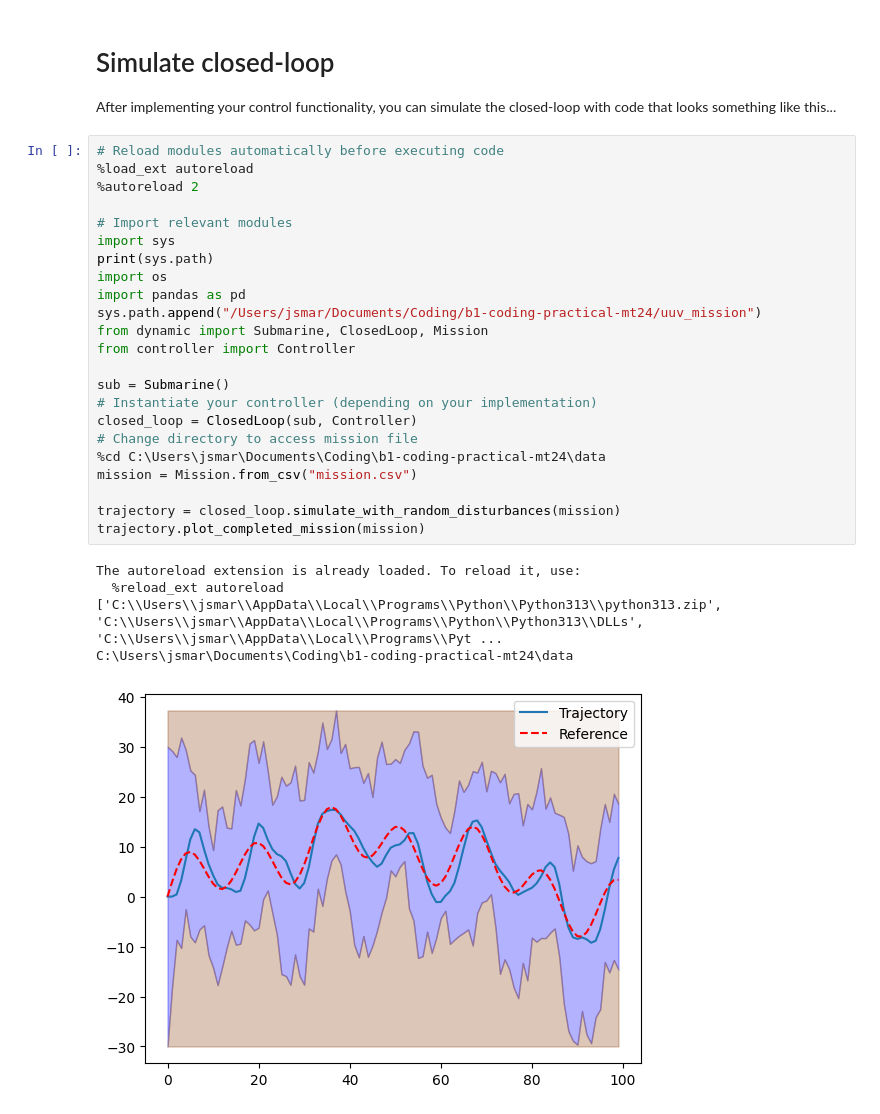
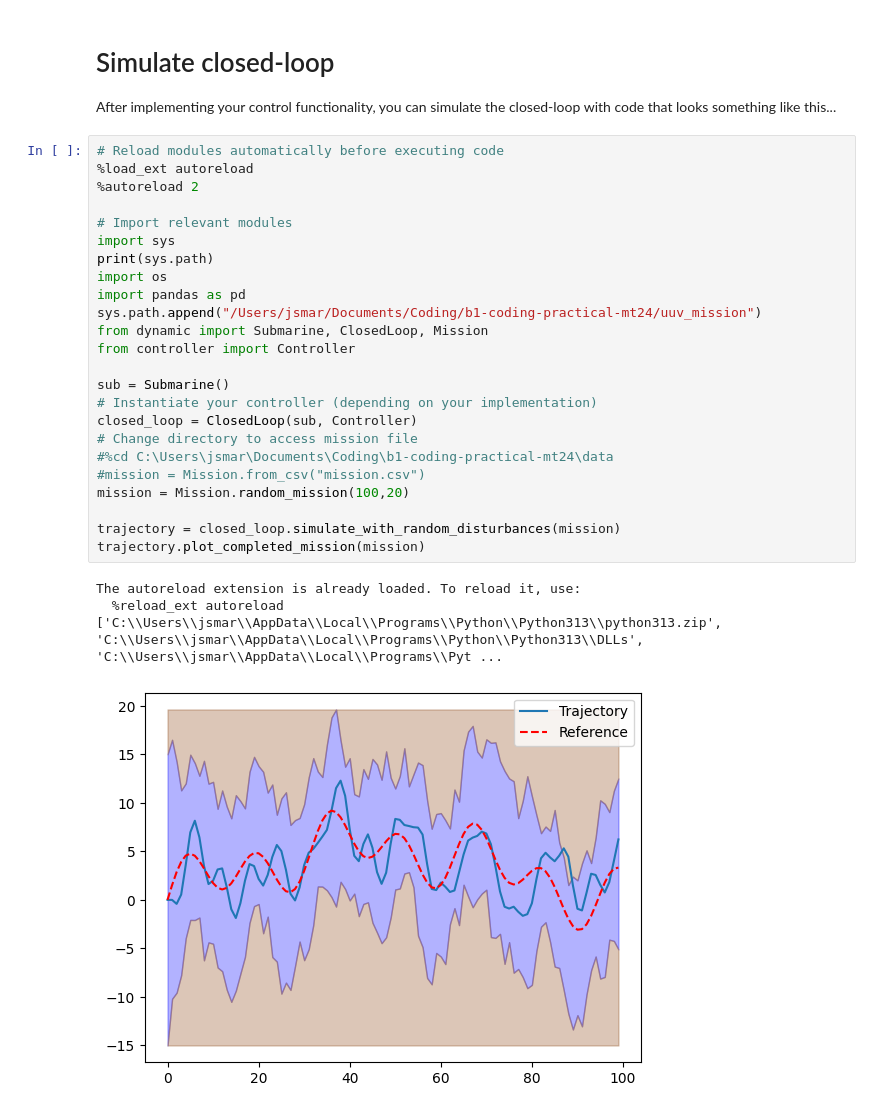
Before and after one commit to jumenberger/b1-coding-practical-mt24, a Jupyter notebook: notebooks/demo.ipynb, the cells around one changed output. Saved outputs shown, nothing was run; the diff lists cells and outputs as text.

```diff
--- a/notebooks/demo.ipynb
+++ b/notebooks/demo.ipynb
@@ -12,29 +12,29 @@ After implementing your control functionality, you can simulate the closed-loop
 # %%
 # Reload modules automatically before executing code
 %load_ext autoreload
 %autoreload 2
 
 # Import relevant modules
 import sys
 print(sys.path)
 import os
 import pandas as pd
 sys.path.append("/Users/jsmar/Documents/Coding/b1-coding-practical-mt24/uuv_mission")
 from dynamic import Submarine, ClosedLoop, Mission
 from controller import Controller
 
 sub = Submarine()
 # Instantiate your controller (depending on your implementation)
 closed_loop = ClosedLoop(sub, Controller)
 # Change directory to access mission file
-%cd C:\Users\jsmar\Documents\Coding\b1-coding-practical-mt24\data
-mission = Mission.from_csv("mission.csv")
+#%cd C:\Users\jsmar\Documents\Coding\b1-coding-practical-mt24\data
+#mission = Mission.from_csv("mission.csv")
+mission = Mission.random_mission(100,20)
 
 trajectory = closed_loop.simulate_with_random_disturbances(mission)
 trajectory.plot_completed_mission(mission)
 # %% [output]
 The autoreload extension is already loaded. To reload it, use:
   %reload_ext autoreload
 ['C:\\Users\\jsmar\\AppData\\Local\\Programs\\Python\\Python313\\python313.zip', 'C:\\Users\\jsmar\\AppData\\Local\\Programs\\Python\\Python313\\DLLs', 'C:\\Users\\jsmar\\AppData\\Local\\Programs\\Pyt ...
-C:\Users\jsmar\Documents\Coding\b1-coding-practical-mt24\data
-[figure, old version]
+[figure, new version]
```
Also changed, not shown: 1 other file.
